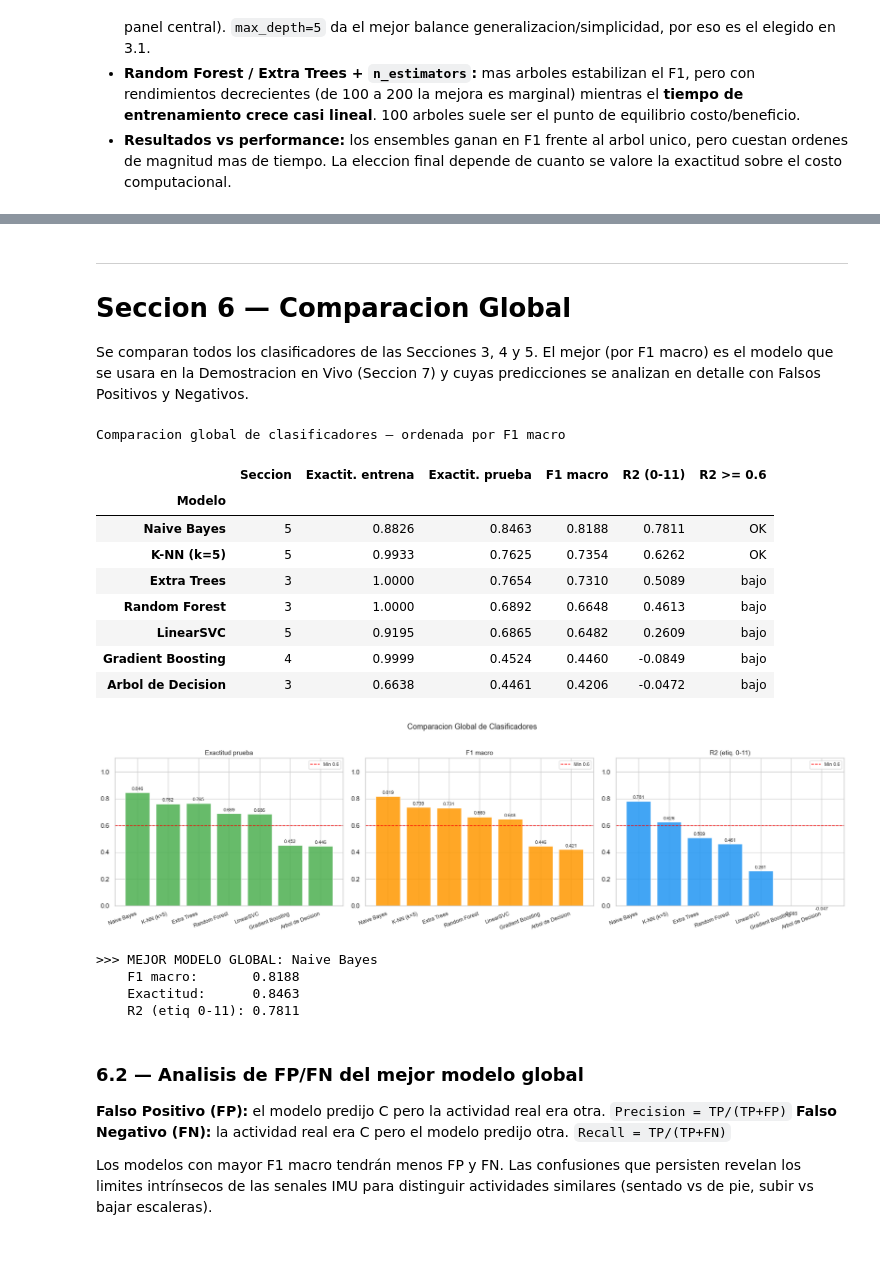
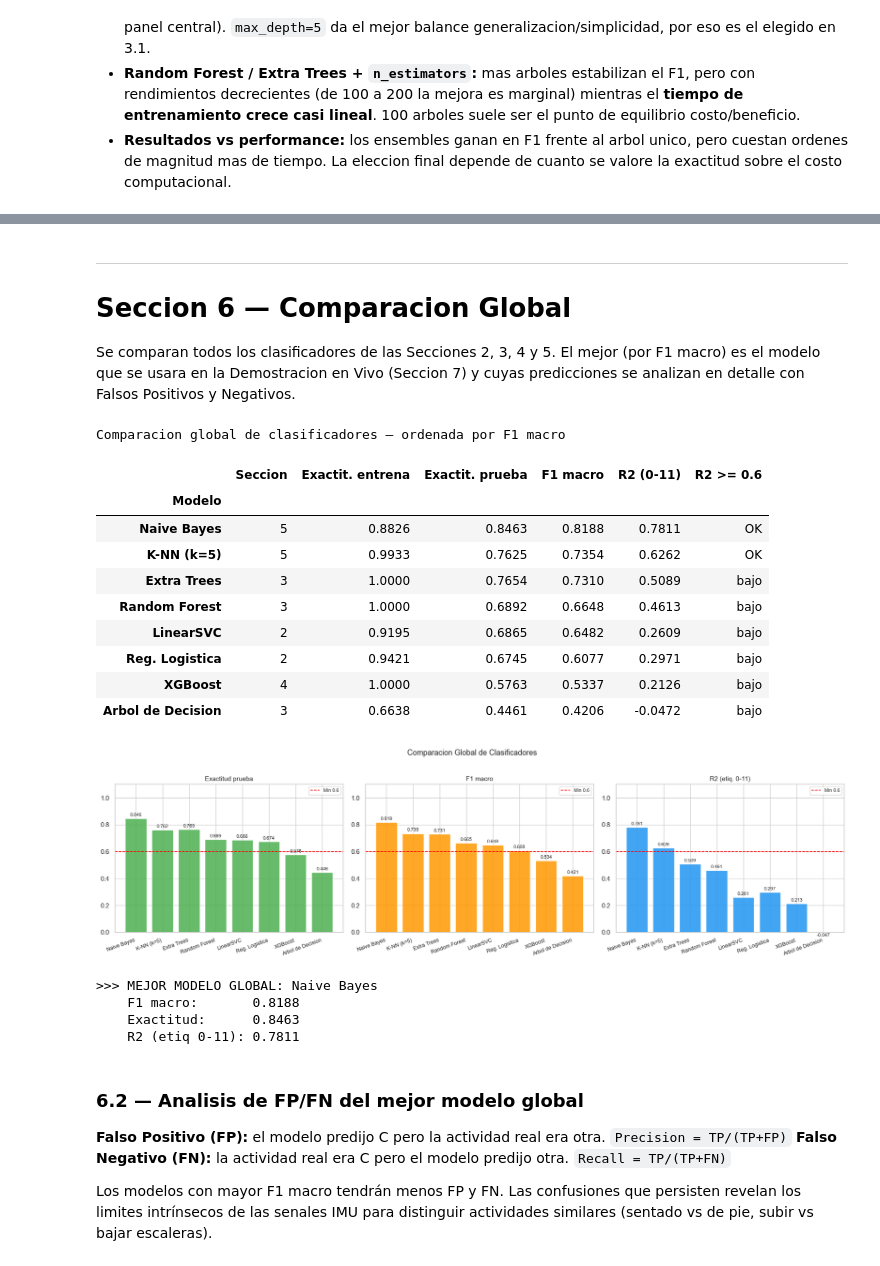
Before and after one commit to FrancoRecalde/TP_CD, a Jupyter notebook: notebooks/02_Modelado2.ipynb, the cells around one changed output, grey strips where cells are left out. Cells and saved outputs as stored; diff of their text form; code cells hidden in the pictures.

```diff
--- a/notebooks/02_Modelado2.ipynb
+++ b/notebooks/02_Modelado2.ipynb
@@ -75,6 +75,8 @@ ModuleNotFoundError: No module named 'sklearn'
 try:
     import google.colab
     IN_COLAB = True
+    import subprocess
+    subprocess.run(['pip', 'install', '-q', 'xgboost'], check=True)
 except ImportError:
     IN_COLAB = False
 
@@ -1117,32 +1042,27 @@ El kernel RBF calcula distancias en un espacio de alta dimension y escala como O
 # %%
-print('Entrenando LinearSVC...')
-svc_model = LinearSVC(C=1.0, class_weight='balanced', max_iter=2000, random_state=42)
-svc_model.fit(X_train, y_train_act)
-y_pred_svc = svc_model.predict(X_test)
-print('\n--- LinearSVC ---')
-evaluar_clasificador('LinearSVC', svc_model, y_pred_svc)
-
-print('\n--- K-Vecinos (k=5, ball_tree) ---')
+print('Entrenando K-NN (ball_tree, k=5)...')
 knn_model = KNeighborsClassifier(n_neighbors=5, algorithm='ball_tree', n_jobs=-1)
 knn_model.fit(X_train, y_train_act)
 y_pred_knn = knn_model.predict(X_test)
 # acc_train de KNN es computacionalmente costosa: se estima con submuestra de 3000 filas
-idx_sample   = np.random.RandomState(42).choice(len(X_train), size=3000, replace=False)
+idx_sample        = np.random.RandomState(42).choice(len(X_train), size=3000, replace=False)
 acc_train_knn_est = accuracy_score(y_train_act.iloc[idx_sample],
                                    knn_model.predict(X_train.iloc[idx_sample]))
 todos_clasificadores['K-NN (k=5)'] = {
-    'modelo': knn_model, 'y_pred': y_pred_knn,
+    'modelo':    knn_model,
+    'y_pred':    y_pred_knn,
     'acc_train': acc_train_knn_est,
     'acc_test':  accuracy_score(y_test_act, y_pred_knn),
     'f1_macro':  f1_score(y_test_act, y_pred_knn, average='macro', zero_division=0),
     'R2':        r2_score(y_test_enc, le.transform(y_pred_knn))
 }
 res_knn = todos_clasificadores['K-NN (k=5)']
-print(f"  Exactitud entrena (~muestra): {res_knn['acc_train']:.4f}")
-print(f"  Exactitud prueba:             {res_knn['acc_test']:.4f}")
-print(f"  F1 macro:                     {res_knn['f1_macro']:.4f}")
-print(f"  R2 (etiq. 0-11):              {res_knn['R2']:.4f}   "
-      f"{'OK >= 0.6' if res_knn['R2'] >= 0.6 else 'bajo'}")
+print('\n--- K-NN (k=5) ---')
+print(f'  Exactitud entrena (~muestra): {res_knn["acc_train"]:.4f}')
+print(f'  Exactitud prueba:             {res_knn["acc_test"]:.4f}')
+print(f'  F1 macro:                     {res_knn["f1_macro"]:.4f}')
+print(f'  R2 (etiq. 0-11):              {res_knn["R2"]:.4f}   '
+      f'{"OK >= 0.6" if res_knn["R2"] >= 0.6 else "bajo"}')
 
 print('\n--- Naive Bayes (GaussianNB) ---')
 nb_model = GaussianNB()
@@ -1179,13 +1093,14 @@ Entrenando LinearSVC...
 ---
 # Seccion 6 — Comparacion Global
 
-Se comparan todos los clasificadores de las Secciones 3, 4 y 5. El mejor (por F1 macro) es el modelo que se usara en la Demostracion en Vivo (Seccion 7) y cuyas predicciones se analizan en detalle con Falsos Positivos y Negativos.
+Se comparan todos los clasificadores de las Secciones 2, 3, 4 y 5. El mejor (por F1 macro) es el modelo que se usara en la Demostracion en Vivo (Seccion 7) y cuyas predicciones se analizan en detalle con Falsos Positivos y Negativos.
 # %%
 # --- 6.1 Tabla global de clasificadores (ordenada por F1 macro) ---
 df_global = pd.DataFrame([
     {'Modelo':          nombre,
-     'Seccion':         ('3' if nombre in modelos_arbol_nombres
-                         else '4' if nombre == 'Gradient Boosting'
+     'Seccion':         ('2' if nombre in modelos_lineales_nombres
+                         else '3' if nombre in modelos_arbol_nombres
+                         else '4' if nombre == 'XGBoost'
                          else '5'),
      'Exactit. entrena': round(res['acc_train'], 4),
      'Exactit. prueba':  round(res['acc_test'],  4),
@@ -1215,36 +1130,37 @@ for i, (met, etq, col) in enumerate(zip(
     axes[i].set_title(etq, fontsize=11)
     axes[i].set_ylim(0, 1.1)
     axes[i].axhline(0.6, color='red', ls='--', lw=1.2, label='Min 0.6')
     axes[i].legend(fontsize=8)
     for bar, v in zip(bars, vals):
         axes[i].text(bar.get_x()+bar.get_width()/2, v+0.01, f'{v:.3f}',
                      ha='center', va='bottom', fontsize=8)
     axes[i].set_xticks(range(len(nombres_global)))
     axes[i].set_xticklabels(nombres_global, rotation=20, ha='right', fontsize=9)
 plt.suptitle('Comparacion Global de Clasificadores', fontsize=13, y=1.02)
 plt.tight_layout()
 plt.savefig(FIGURES_PATH / 'comparacion_global.png', dpi=100, bbox_inches='tight')
 plt.show()
 
 # --- Seleccion del mejor modelo global ---
 mejor_global_nombre = df_global.index[0]   # primero = mayor F1
 mejor_global = todos_clasificadores[mejor_global_nombre]
 print(f'>>> MEJOR MODELO GLOBAL: {mejor_global_nombre}')
 print(f'    F1 macro:       {mejor_global["f1_macro"]:.4f}')
 print(f'    Exactitud:      {mejor_global["acc_test"]:.4f}')
 print(f'    R2 (etiq 0-11): {mejor_global["R2"]:.4f}')
 # %% [output]
 Comparacion global de clasificadores — ordenada por F1 macro
 |  | Seccion | Exactit. entrena | Exactit. prueba | F1 macro | R2 (0-11) | R2 >= 0.6 |
 | Modelo |  |  |  |  |  |  |
 | Naive Bayes | 5 | 0.8826 | 0.8463 | 0.8188 | 0.7811 | OK |
 | K-NN (k=5) | 5 | 0.9933 | 0.7625 | 0.7354 | 0.6262 | OK |
 | Extra Trees | 3 | 1.0000 | 0.7654 | 0.7310 | 0.5089 | bajo |
 | Random Forest | 3 | 1.0000 | 0.6892 | 0.6648 | 0.4613 | bajo |
-| LinearSVC | 5 | 0.9195 | 0.6865 | 0.6482 | 0.2609 | bajo |
-| Gradient Boosting | 4 | 0.9999 | 0.4524 | 0.4460 | -0.0849 | bajo |
+| LinearSVC | 2 | 0.9195 | 0.6865 | 0.6482 | 0.2609 | bajo |
+| Reg. Logistica | 2 | 0.9421 | 0.6745 | 0.6077 | 0.2971 | bajo |
+| XGBoost | 4 | 1.0000 | 0.5763 | 0.5337 | 0.2126 | bajo |
 | Arbol de Decision | 3 | 0.6638 | 0.4461 | 0.4206 | -0.0472 | bajo |
-[figure, old version]
+[figure, new version]
 >>> MEJOR MODELO GLOBAL: Naive Bayes
     F1 macro:       0.8188
     Exactitud:      0.8463
```
Also changed, not shown: parts of 27 cells of this notebook, 17 other files.
